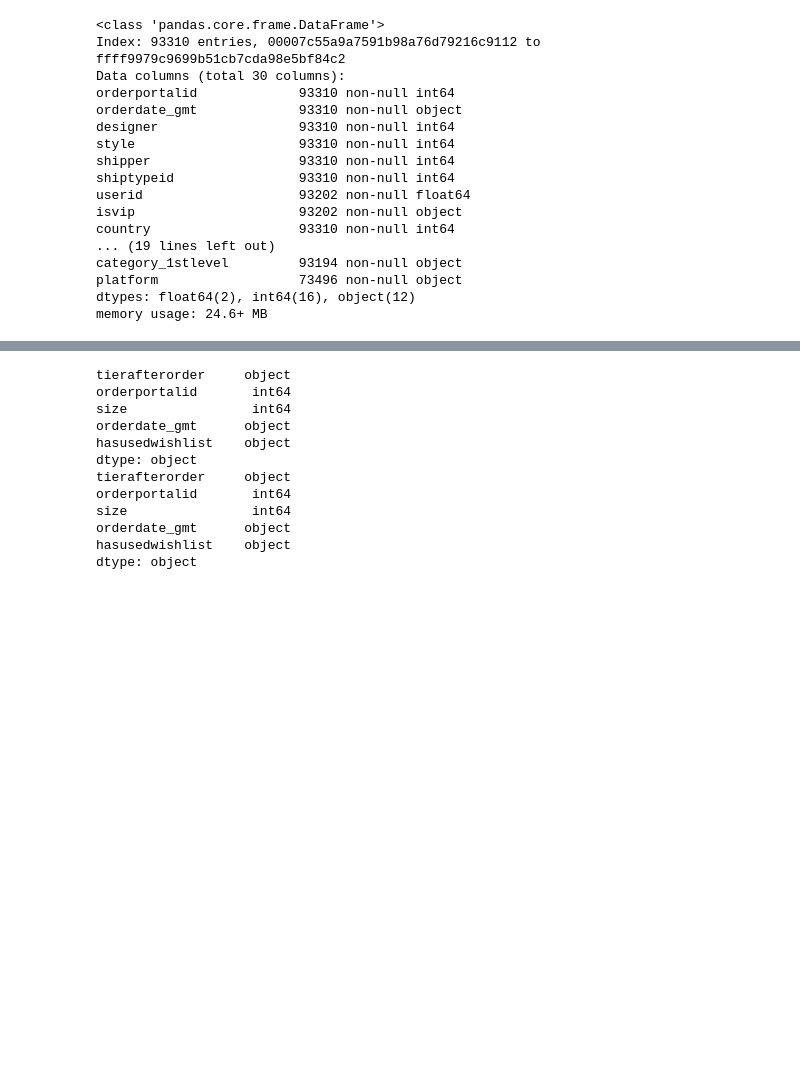
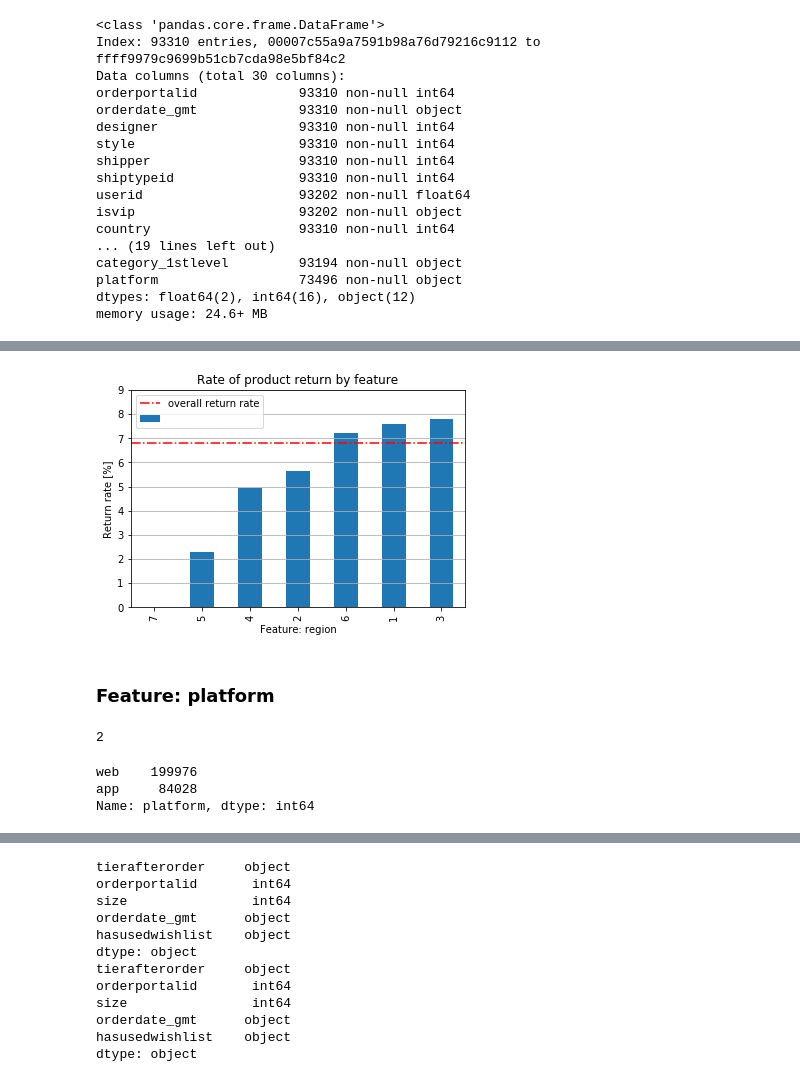
Before and after one commit to jnpicao/LDSSA-batch3-workspace, a Jupyter notebook: S02 - Data Wrangling/HCKT02 - Data Wrangling/hckt2_complete_script.ipynb, the cells around one changed output, grey strips where cells are left out. Saved outputs shown, nothing was run; the diff lists cells and outputs as text; code cells hidden in the pictures; blank space fills up the shorter version.

```diff
--- a/S02 - Data Wrangling/HCKT02 - Data Wrangling/hckt2_complete_script.ipynb
+++ b/S02 - Data Wrangling/HCKT02 - Data Wrangling/hckt2_complete_script.ipynb
@@ -566,0 +569,2 @@ pd.DataFrame({'id': df_submission.index, 'returned': y_prob_submission}).to_csv(
+# %%
+df_train = X_train.join(y_train)
@@ -566,0 +609,2 @@ pd.DataFrame({'id': df_submission.index, 'returned': y_prob_submission}).to_csv(
+# %%
+feature = "region"
@@ -566,0 +626,17 @@ pd.DataFrame({'id': df_submission.index, 'returned': y_prob_submission}).to_csv(
+# %%
+df_train.groupby(feature).returned.mean().apply(lambda x: x*100).sort_values().to_frame().plot.bar(label='')
+
+plt.axhline(y=df_train.returned.mean()*100, color='r', linestyle='-.', label='overall return rate')
+
+plt.title('Rate of product return by feature')
+plt.xlabel("Feature: {}".format(feature))
+plt.ylabel("Return rate [%]")
+
+plt.ylim(0,9)
+
+plt.grid(axis='y')
+plt.legend(loc="upper left", labels=['overall return rate','']);
+# %% [output]
+[figure, added]
+# %% [markdown]
+### Feature: platform
@@ -566,0 +645,10 @@ pd.DataFrame({'id': df_submission.index, 'returned': y_prob_submission}).to_csv(
+# %%
+df_train[feature].nunique()
+# %% [output]
+2
+# %%
+df_train[feature].value_counts()
+# %% [output]
+web    199976
+app     84028
+Name: platform, dtype: int64
```
Also changed, not shown: parts of 35 cells of this notebook.
